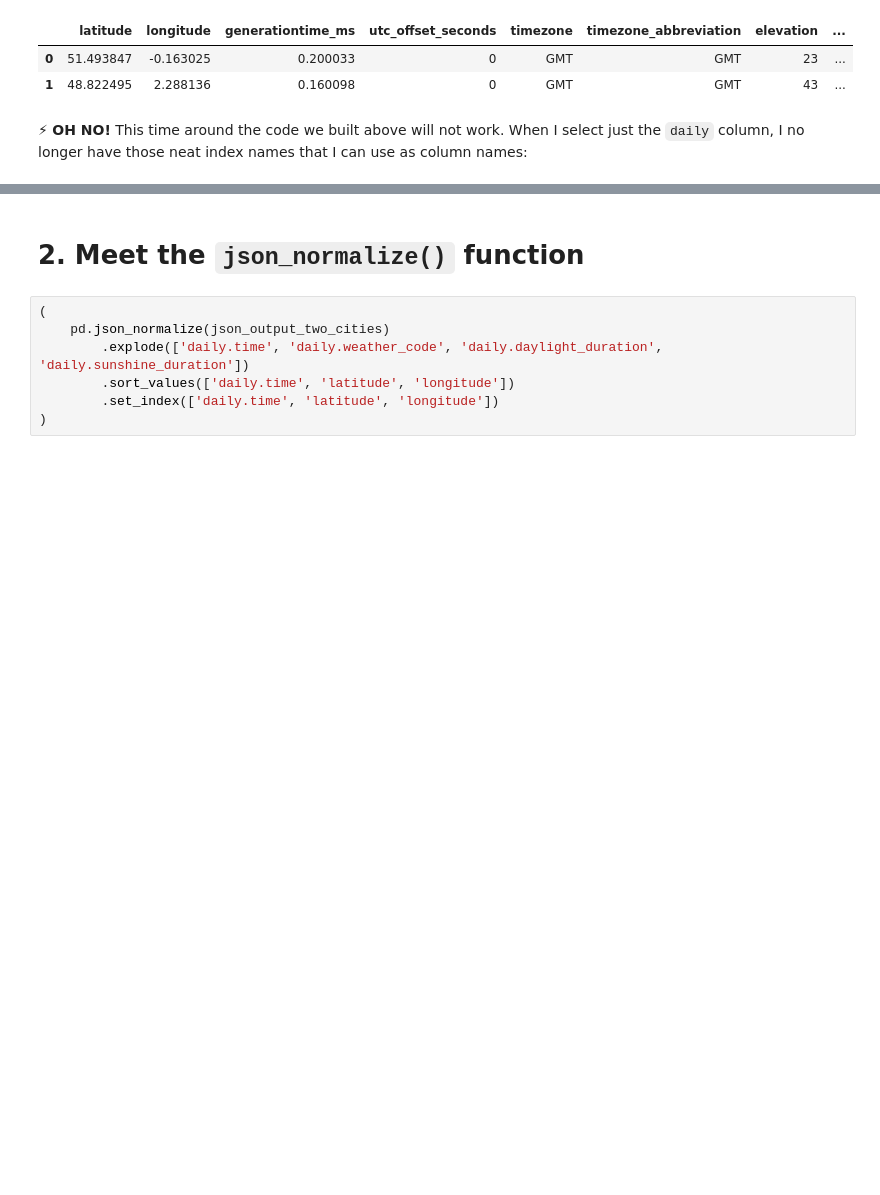
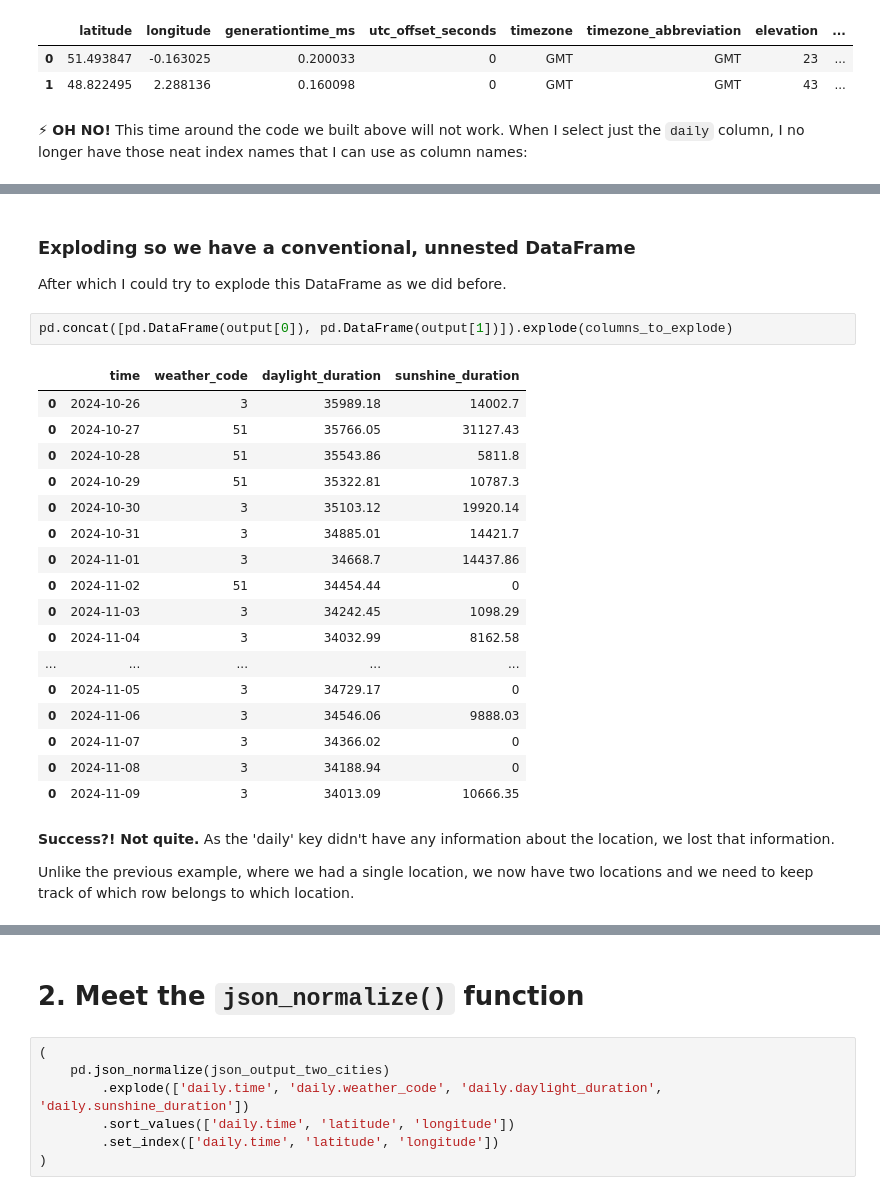
Before and after one commit to zoe-e-thomas/ds105a-2024, a Jupyter notebook: W07-Material/code/LSE_DS105A_2024_W07_lecture.ipynb, the cells around one changed output, grey strips where cells are left out. Cells and saved outputs as stored; diff of their text form; blank space fills up the shorter version.

```diff
--- a/W07-Material/code/LSE_DS105A_2024_W07_lecture.ipynb
+++ b/W07-Material/code/LSE_DS105A_2024_W07_lecture.ipynb
@@ -344,0 +539,28 @@ list_of_dfs[0]
+# %% [markdown]
+### Exploding so we have a conventional, unnested DataFrame
+
+After which I could try to explode this DataFrame as we did before.
+# %%
+pd.concat([pd.DataFrame(output[0]), pd.DataFrame(output[1])]).explode(columns_to_explode)
+# %% [output]
+|  | time | weather_code | daylight_duration | sunshine_duration |
+| 0 | 2024-10-26 | 3 | 35989.18 | 14002.7 |
+| 0 | 2024-10-27 | 51 | 35766.05 | 31127.43 |
+| 0 | 2024-10-28 | 51 | 35543.86 | 5811.8 |
+| 0 | 2024-10-29 | 51 | 35322.81 | 10787.3 |
+| 0 | 2024-10-30 | 3 | 35103.12 | 19920.14 |
+| 0 | 2024-10-31 | 3 | 34885.01 | 14421.7 |
+| 0 | 2024-11-01 | 3 | 34668.7 | 14437.86 |
+| 0 | 2024-11-02 | 51 | 34454.44 | 0 |
+| 0 | 2024-11-03 | 3 | 34242.45 | 1098.29 |
+| 0 | 2024-11-04 | 3 | 34032.99 | 8162.58 |
+| ... | ... | ... | ... | ... |
+| 0 | 2024-11-05 | 3 | 34729.17 | 0 |
+| 0 | 2024-11-06 | 3 | 34546.06 | 9888.03 |
+| 0 | 2024-11-07 | 3 | 34366.02 | 0 |
+| 0 | 2024-11-08 | 3 | 34188.94 | 0 |
+| 0 | 2024-11-09 | 3 | 34013.09 | 10666.35 |
+# %% [markdown]
+**Success?! Not quite.** As the 'daily' key didn't have any information about the location, we lost that information.
+
+Unlike the previous example, where we had a single location, we now have two locations and we need to keep track of which row belongs to which location.
```
Also changed, not shown: parts of 73 cells of this notebook.
